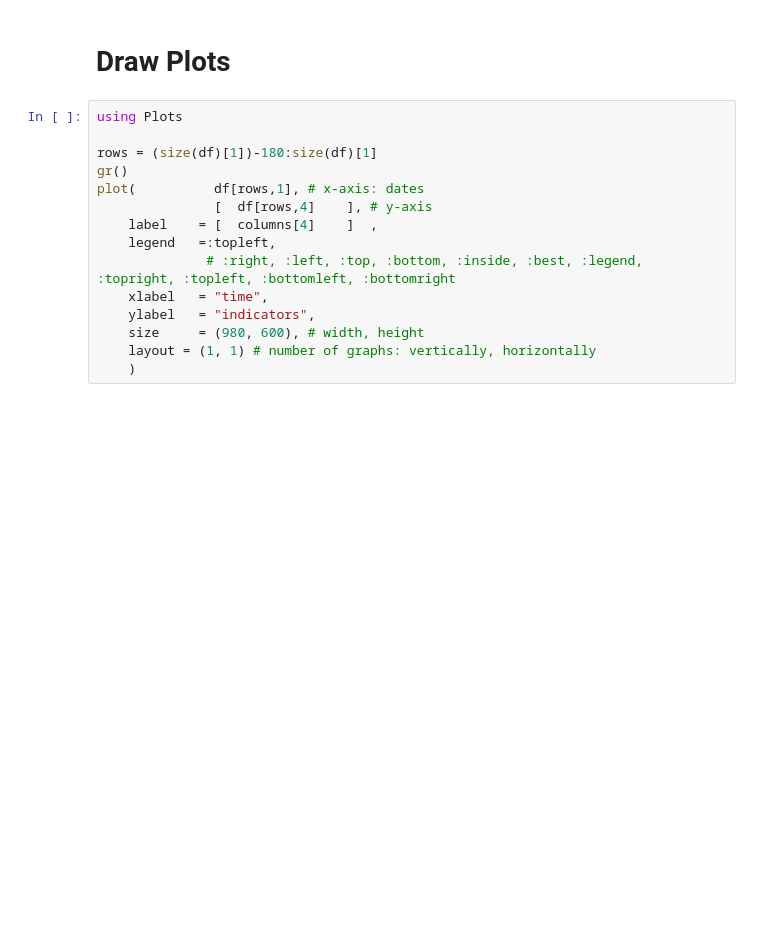
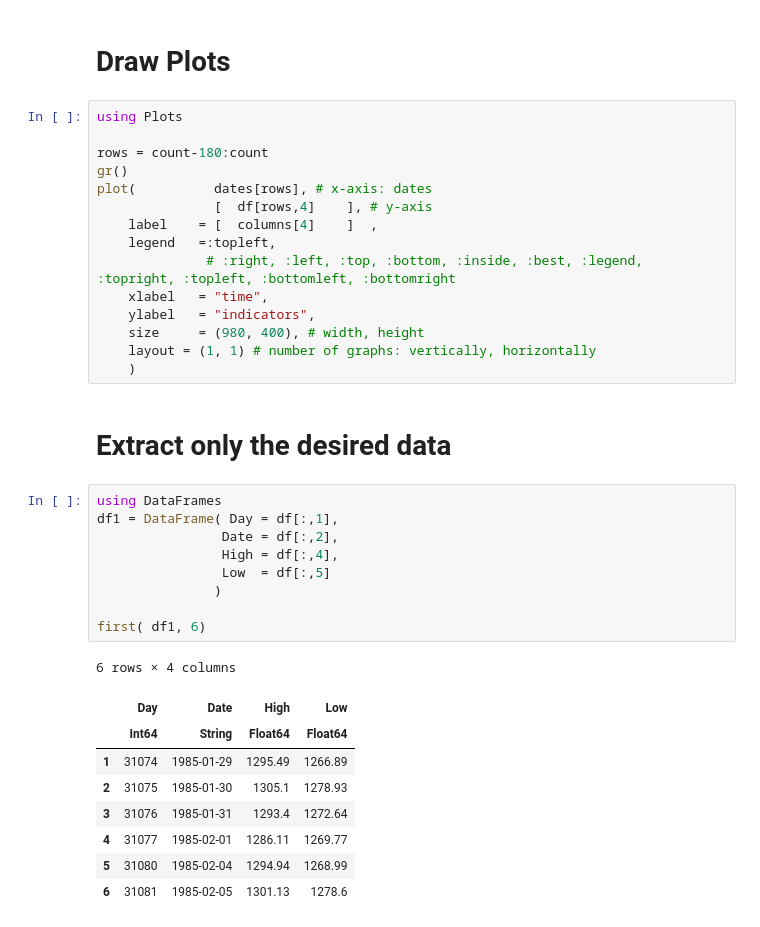
Before and after one commit to UkiDLucas/MarketIndicators.jl, a Jupyter notebook: Dow Jones Industrial Average (^DJI).ipynb, the cells around one changed output. Drawn from its saved outputs; the diff is of its cells as text; blank space fills up the shorter version.

```diff
--- a/Dow Jones Industrial Average (^DJI).ipynb
+++ b/Dow Jones Industrial Average (^DJI).ipynb
@@ -95,15 +128,36 @@ dates[1:5]
 # %%
 using Plots
 
-rows = (size(df)[1])-180:size(df)[1]
+rows = count-180:count
 gr()
-plot(          df[rows,1], # x-axis: dates
+plot(          dates[rows], # x-axis: dates
                [  df[rows,4]    ], # y-axis
     label    = [  columns[4]    ]  ,
     legend   =:topleft,
               # :right, :left, :top, :bottom, :inside, :best, :legend, :topright, :topleft, :bottomleft, :bottomright
     xlabel   = "time",
     ylabel   = "indicators",
-    size     = (980, 600), # width, height
+    size     = (980, 400), # width, height
     layout = (1, 1) # number of graphs: vertically, horizontally
     )
+# %% [markdown]
+# Extract only the desired data
+# %%
+using DataFrames
+df1 = DataFrame( Day = df[:,1],
+                Date = df[:,2],
+                High = df[:,4],
+                Low  = df[:,5]
+               )
+
+first( df1, 6)
+# %% [output]
+6 rows × 4 columns
+|  | Day | Date | High | Low |
+|  | Int64 | String | Float64 | Float64 |
+| 1 | 31074 | 1985-01-29 | 1295.49 | 1266.89 |
+| 2 | 31075 | 1985-01-30 | 1305.1 | 1278.93 |
+| 3 | 31076 | 1985-01-31 | 1293.4 | 1272.64 |
+| 4 | 31077 | 1985-02-01 | 1286.11 | 1269.77 |
+| 5 | 31080 | 1985-02-04 | 1294.94 | 1268.99 |
+| 6 | 31081 | 1985-02-05 | 1301.13 | 1278.6 |
```
Also changed, not shown: parts of 7 cells of this notebook.
